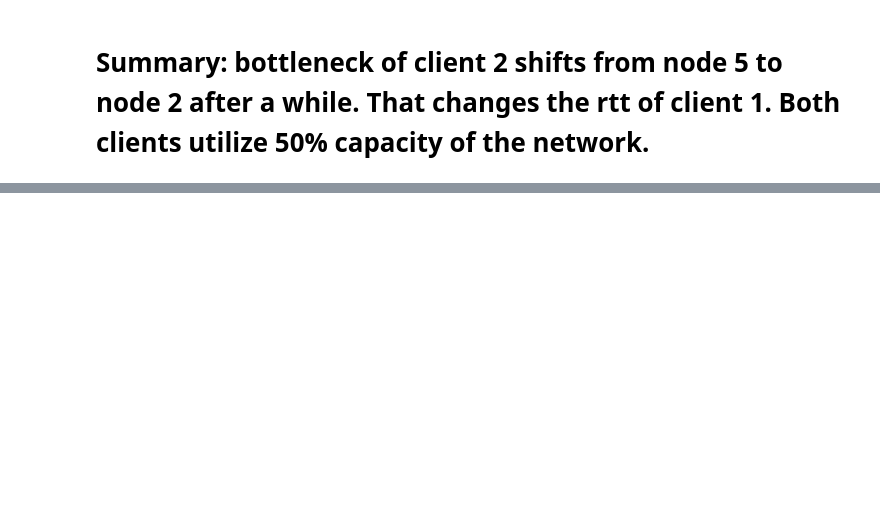
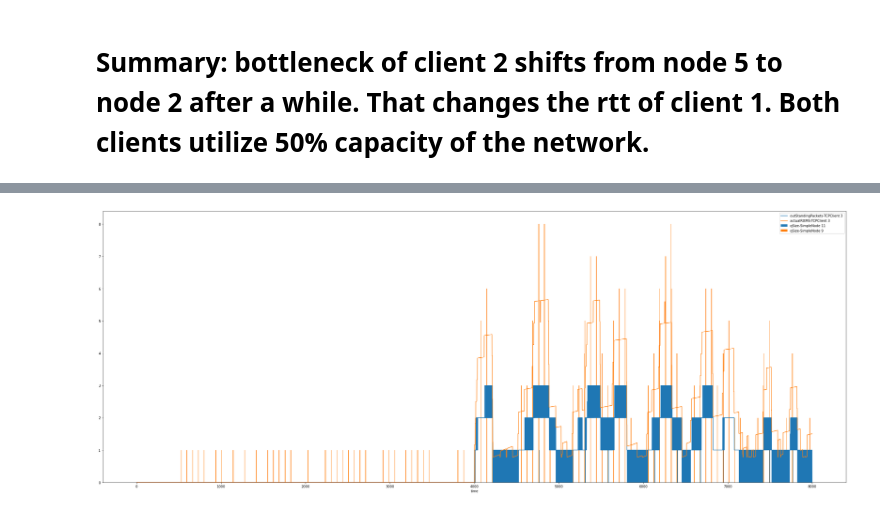
Before and after one commit to adhocmaster/pyns, a Jupyter notebook: scenarios/2-client-bestRTT-Long.ipynb, the cells around one changed output, grey strips where cells are left out. Saved outputs shown, nothing was run; the diff lists cells and outputs as text; code cells hidden in the pictures; blank space fills up the shorter version.

```diff
--- a/scenarios/2-client-bestRTT-Long.ipynb
+++ b/scenarios/2-client-bestRTT-Long.ipynb
@@ -42,7 +42,7 @@ nodes2 = [
     nodeManager.createSimpleNode(maxDeliveryRate=5000, debug=False)
 ]
 
-nodes3 = nodes = [
+nodes3 = [
     nodeManager.createSimpleNode(maxDeliveryRate=10000, debug=False),
     nodes2[5]
 ]
@@ -170,3 +165,5 @@ analyzer.createBinnedChartForNodeVsClient(nodes, ['qSize'], [client], ['outStand
 # %%
 
-analyzer.createBinnedChartForNodeVsClient(nodes3, ['qSize'], [client3], ['outStandingPackets', 'rttMS', 'actualRttMS'], figsize=(40, 15), start=0, end=8000)
+analyzer.createBinnedChartForNodeVsClient(nodes3, ['qSize'], [client3], ['outStandingPackets', 'actualRttMS'], figsize=(40, 15), start=0, end=8000)
+# %% [output]
+[figure, added]
```
Also changed, not shown: parts of 9 cells of this notebook, 1 other file.
